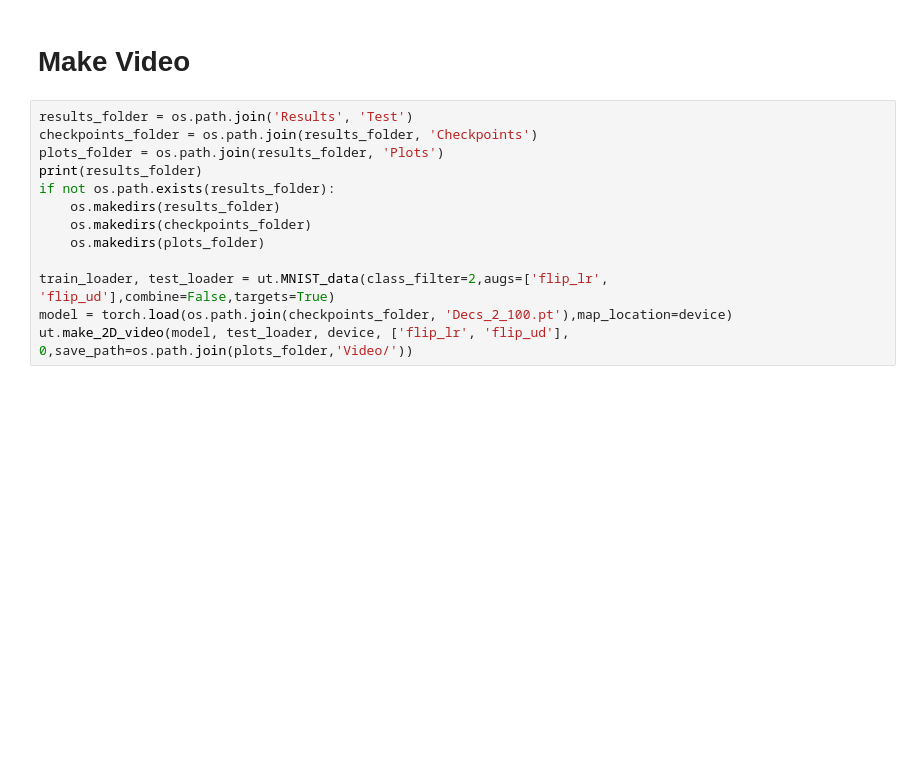
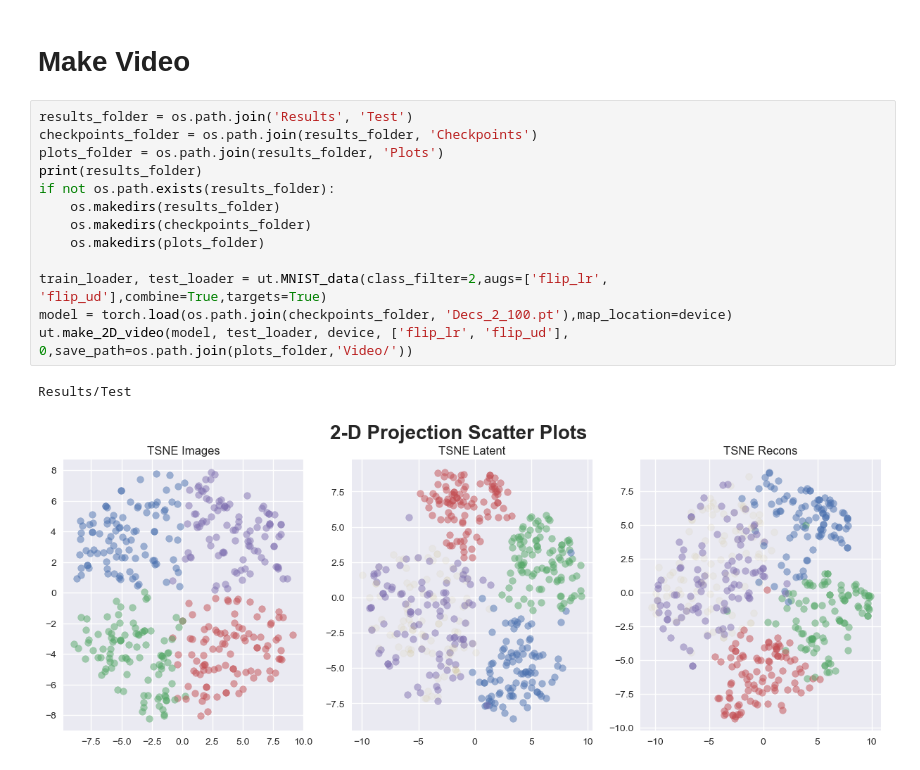
Before and after one commit to SunayBhat1/Latent_Augmentation_VAE, a Jupyter notebook: PlotandMetric.ipynb, the cells around one changed output. Cells and saved outputs as stored; diff of their text form; blank space fills up the shorter version.

```diff
--- a/PlotandMetric.ipynb
+++ b/PlotandMetric.ipynb
@@ -138,13 +159,16 @@ for i in range(num_samples):
 # %%
 results_folder = os.path.join('Results', 'Test')
 checkpoints_folder = os.path.join(results_folder, 'Checkpoints')
 plots_folder = os.path.join(results_folder, 'Plots')
 print(results_folder)
 if not os.path.exists(results_folder):
     os.makedirs(results_folder)
     os.makedirs(checkpoints_folder)
     os.makedirs(plots_folder)
 
-train_loader, test_loader = ut.MNIST_data(class_filter=2,augs=['flip_lr', 'flip_ud'],combine=False,targets=True)
+train_loader, test_loader = ut.MNIST_data(class_filter=2,augs=['flip_lr', 'flip_ud'],combine=True,targets=True)
 model = torch.load(os.path.join(checkpoints_folder, 'Decs_2_100.pt'),map_location=device)
 ut.make_2D_video(model, test_loader, device, ['flip_lr', 'flip_ud'], 0,save_path=os.path.join(plots_folder,'Video/'))
+# %% [output]
+Results/Test
+[figure, added]
```
Also changed, not shown: parts of 14 cells of this notebook, 1 other file.
